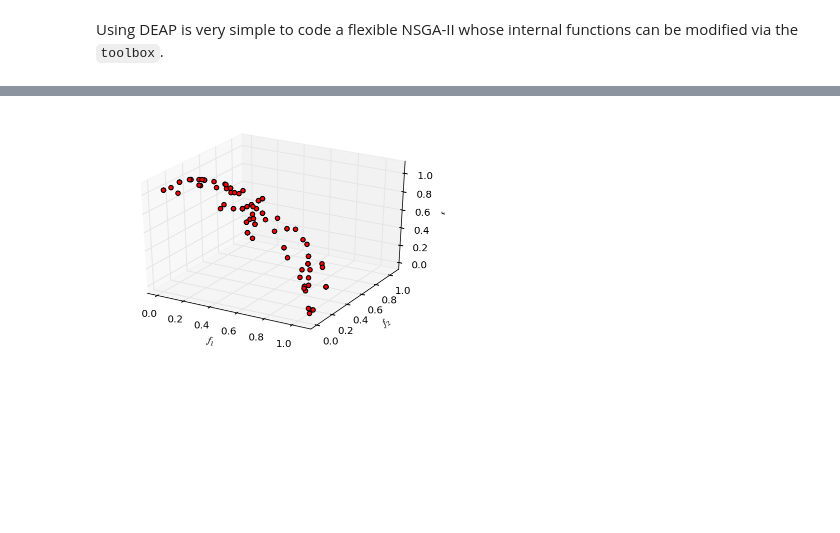
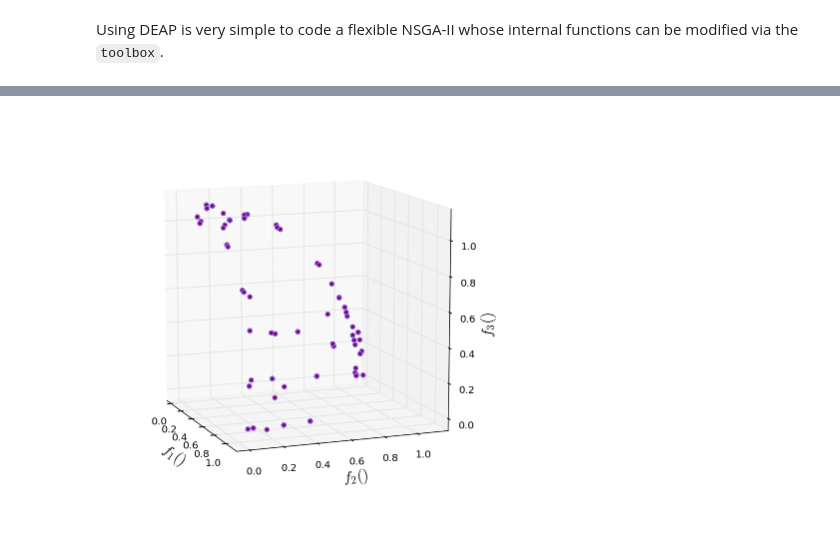
Before and after one commit to lmarti/nsgaiii, a Jupyter notebook: Understanding NSGA-III.ipynb, the cells around one changed output, grey strips where cells are left out. Saved outputs shown, nothing was run; the diff lists cells and outputs as text; code cells hidden in the pictures; blank space fills up the shorter version.

```diff
--- a/Understanding NSGA-III.ipynb
+++ b/Understanding NSGA-III.ipynb
@@ -167,7 +369,7 @@ plt.autoscale(tight=True)
 # %%
 associate(pop, rps)
 # %%
-fig = plt.figure(figsize=(9,9))
+fig = plt.figure(figsize=(7,7))
 ax = fig.add_subplot(111, projection='3d')
 
 # the coordinate origin
@@ -180,16 +382,17 @@ pairs = []
 for ind in pop:
     ax.scatter(ind.fitness.normalized_values[0],
                ind.fitness.normalized_values[1],
-               ind.fitness.normalized_values[2], color='purple', marker='o', c='mediumpurple')
+               ind.fitness.normalized_values[2], color='navy', marker='o', c='lightblue')
     pairs += [(ind.fitness.normalized_values, ind.reference_point)]
 
 lin = a3.art3d.Line3DCollection(pairs)
 lin.set_color('blue')
 ax.add_collection3d(lin)
 
-ax.set_xlabel('$f_1()$')
-ax.set_ylabel('$f_2()$')
-ax.set_zlabel('$f_3()$')
-ax.view_init(elev=10., azim=-20)
+# final figure details
+ax.set_xlabel('$f_1()$', fontsize=15)
+ax.set_ylabel('$f_2()$', fontsize=15)
+ax.set_zlabel('$f_3()$', fontsize=15)
+ax.view_init(elev=11, azim=-21)
 plt.autoscale(tight=True)
 # %% [output]
@@ -213,12 +419,16 @@ Wall time: 2min 56s
 # %%
-fig = plt.figure()
+fig = plt.figure(figsize=(7,7))
 ax = fig.add_subplot(111, projection='3d')
 
 for ind in res:
-    ax.scatter(ind.fitness.values[0],ind.fitness.values[1],ind.fitness.values[2], marker='o', c='r')
-ax.set_xlabel('$f_1$')
-ax.set_ylabel('$f_2$')
-ax.set_zlabel('$f_3$')
+    ax.scatter(ind.fitness.values[0],
+               ind.fitness.values[1],
+               ind.fitness.values[2], c='purple', marker='o', color='mediumpurple')
+
+ax.set_xlabel('$f_1()$', fontsize=15)
+ax.set_ylabel('$f_2()$', fontsize=15)
+ax.set_zlabel('$f_3()$', fontsize=15)
+ax.view_init(elev=11, azim=-21)
 plt.autoscale(tight=True)
 # %% [output]
-[figure, old version]
+[figure, new version]
```
Also changed, not shown: parts of 35 cells of this notebook, 4 other files.
